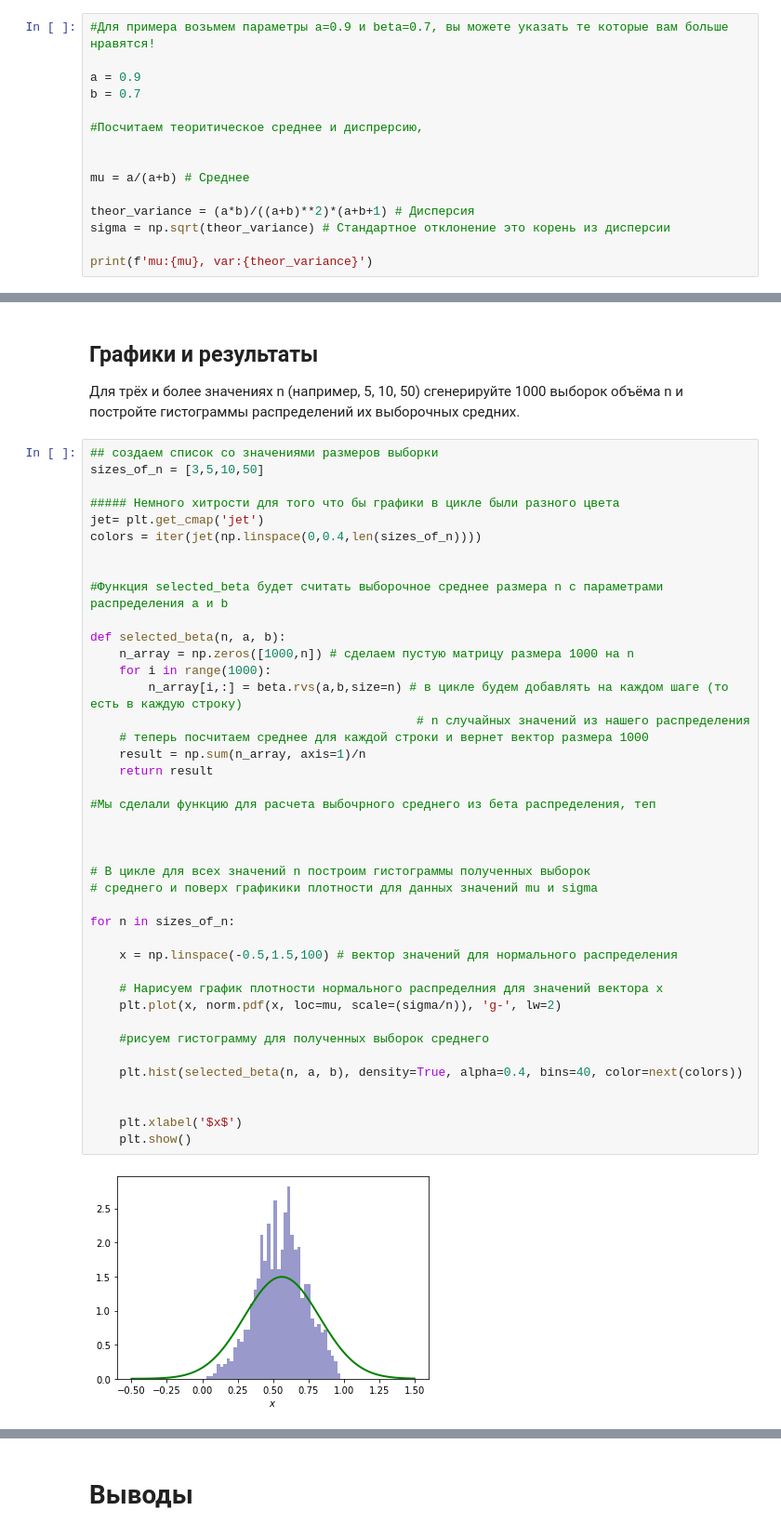
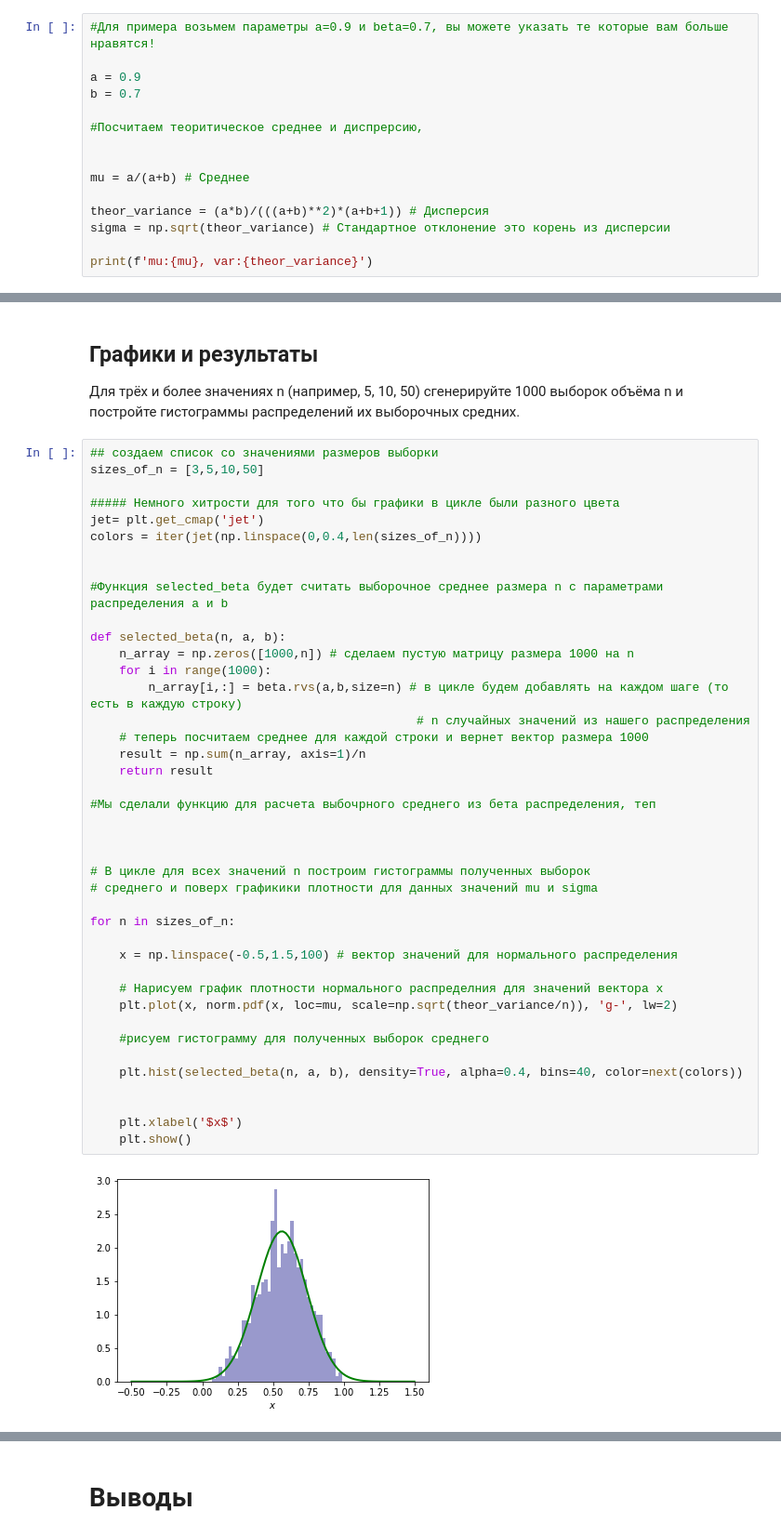
Before and after one commit to mishagrol/ml_course, a Jupyter notebook: Yandex_MPTI/Week_4/Week4_CLT.ipynb, the cells around one changed output, grey strips where cells are left out. Shown: that part at 93% size. Drawn from its saved outputs; the diff is of its cells as text.

Commit message:
variance of beta dist

```diff
--- a/Yandex_MPTI/Week_4/Week4_CLT.ipynb
+++ b/Yandex_MPTI/Week_4/Week4_CLT.ipynb
@@ -79,7 +79,7 @@ b = 0.7
 
 mu = a/(a+b) # Среднее
 
-theor_variance = (a*b)/((a+b)**2)*(a+b+1) # Дисперсия
+theor_variance = (a*b)/(((a+b)**2)*(a+b+1)) # Дисперсия
 sigma = np.sqrt(theor_variance) # Стандартное отклонение это корень из дисперсии
 
 print(f'mu:{mu}, var:{theor_variance}')
@@ -103,32 +103,32 @@ colors = iter(jet(np.linspace(0,0.4,len(sizes_of_n))))
 def selected_beta(n, a, b):
     n_array = np.zeros([1000,n]) # сделаем пустую матрицу размера 1000 на n
     for i in range(1000):
         n_array[i,:] = beta.rvs(a,b,size=n) # в цикле будем добавлять на каждом шаге (то есть в каждую строку)
                                              # n случайных значений из нашего распределения
     # теперь посчитаем среднее для каждой строки и вернет вектор размера 1000
     result = np.sum(n_array, axis=1)/n
     return result
 
 #Мы сделали функцию для расчета выбочрного среднего из бета распределения, теп
 
 
 
 # В цикле для всех значений n построим гистограммы полученных выборок
 # среднего и поверх графикики плотности для данных значений mu и sigma
 
 for n in sizes_of_n:
 
     x = np.linspace(-0.5,1.5,100) # вектор значений для нормального распределения
 
     # Нарисуем график плотности нормального распределния для значений вектора x
-    plt.plot(x, norm.pdf(x, loc=mu, scale=(sigma/n)), 'g-', lw=2)
+    plt.plot(x, norm.pdf(x, loc=mu, scale=np.sqrt(theor_variance/n)), 'g-', lw=2)
 
     #рисуем гистограмму для полученных выборок среднего
 
     plt.hist(selected_beta(n, a, b), density=True, alpha=0.4, bins=40, color=next(colors))
 
 
     plt.xlabel('$x$')
     plt.show()
 # %% [output]
-[figure, old version]
+[figure, new version]
```
Also changed, not shown: parts of 2 cells of this notebook, 1 other file.
